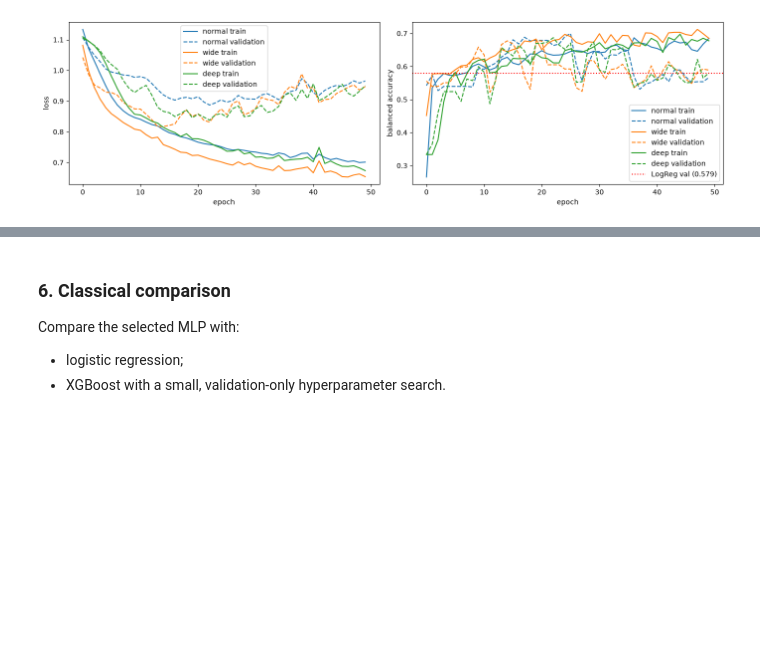
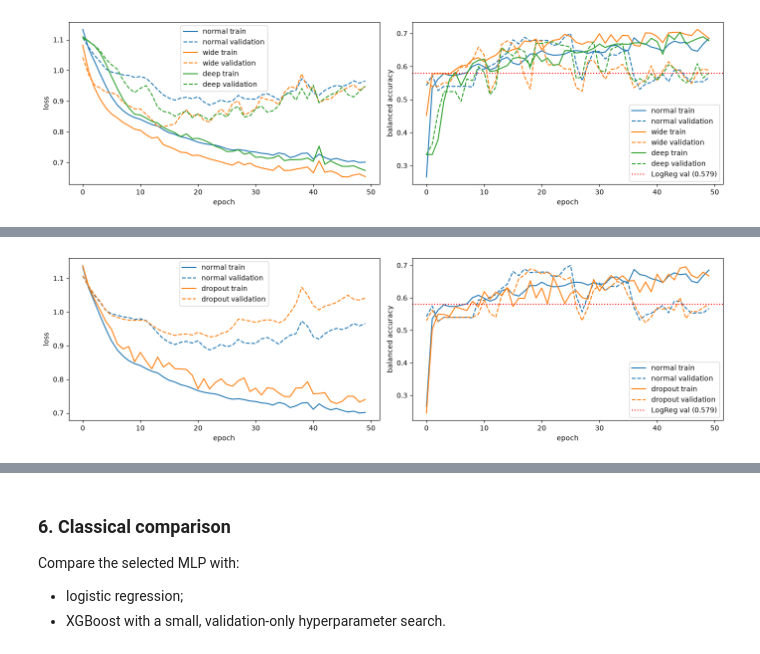
Before and after one commit to ALEGATOR1209/KSE_ML_for_bioinformatics, a Jupyter notebook: practicals/week6/Assignment6.ipynb, the cells around one changed output, grey strips where cells are left out. Drawn from its saved outputs; the diff is of its cells as text; code cells hidden in the pictures; blank space fills up the shorter version.

```diff
--- a/practicals/week6/Assignment6.ipynb
+++ b/practicals/week6/Assignment6.ipynb
@@ -553,0 +592,15 @@ plot_history(list(histories_cap.values()), acc_baseline=acc_val, labels=list(his
+# %%
+histories_dropout = { "normal": histories_lr[0] }
+
+model_dropout = MLP(
+  X_train.shape[1],
+  n_classes=CLASSES.size,
+  dropout=True,
+).to(DEVICE)
+
+_, hist = train(model_dropout, log=False)
+histories_dropout["dropout"] = hist
+
+plot_history(list(histories_dropout.values()), acc_baseline=acc_val, labels=list(histories_dropout))
+# %% [output]
+[figure, added]
```
Also changed, not shown: parts of 11 cells of this notebook.
